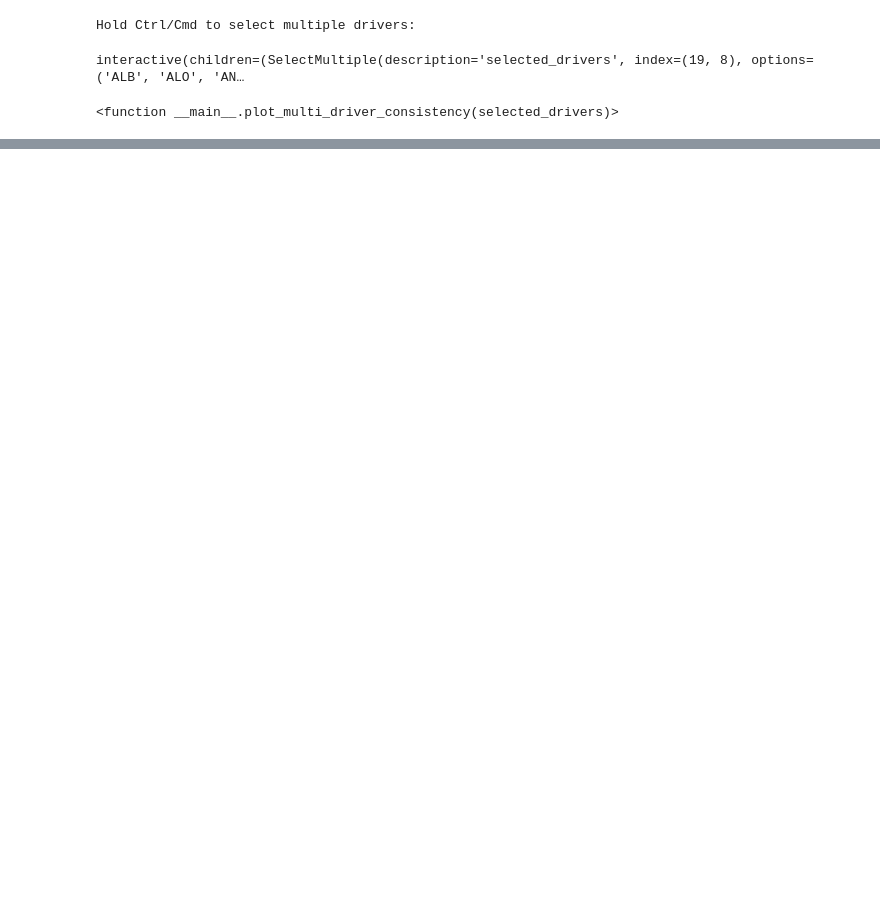
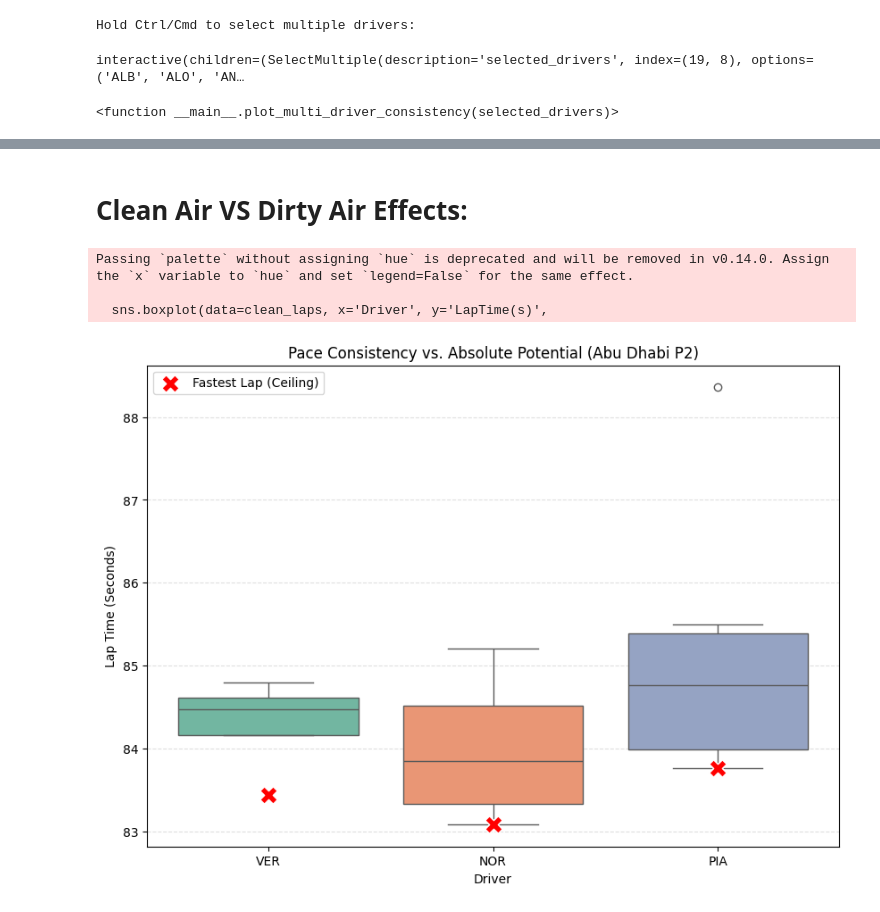
Before and after one commit to Vaanishka/f1-prediction, a Jupyter notebook: script/race_pace.ipynb, the cells around one changed output, grey strips where cells are left out. Cells and saved outputs as stored; diff of their text form; code cells hidden in the pictures; blank space fills up the shorter version.

```diff
--- a/script/race_pace.ipynb
+++ b/script/race_pace.ipynb
@@ -155,0 +323,40 @@ interactive(children=(SelectMultiple(description='selected_drivers', index=(19,
+# %% [markdown]
+# Clean Air VS Dirty Air Effects:
+# %%
+def plot_pace_vs_ceiling(selected_drivers=['VER', 'NOR', 'PIA']):
+    plt.close('all')
+
+    # 1. Prepare Data
+    laps = session_abd.laps.pick_drivers(selected_drivers).copy()
+    laps['LapTime(s)'] = laps['LapTime'].dt.total_seconds()
+
+    # Filter for representative pace (removing very slow laps)
+    fastest_session_lap = laps['LapTime(s)'].min()
+    clean_laps = laps[laps['LapTime(s)'] < fastest_session_lap * 1.07]
+
+    # 2. Calculate the 'Ceiling' (Fastest Lap per Driver)
+    ceilings = clean_laps.groupby('Driver')['LapTime(s)'].min().reset_index()
+
+    # 3. Plotting
+    plt.figure(figsize=(10, 7))
+
+    # Main Boxplot for consistency and median
+    sns.boxplot(data=clean_laps, x='Driver', y='LapTime(s)',
+                order=selected_drivers, palette='Set2', whis=1.5)
+
+    # Overlay the 'Ceiling' as a scatter point
+    sns.scatterplot(data=ceilings, x='Driver', y='LapTime(s)',
+                    marker='X', s=200, color='red', label='Fastest Lap (Ceiling)', zorder=5)
+
+    plt.title("Pace Consistency vs. Absolute Potential (Abu Dhabi P2)")
+    plt.ylabel("Lap Time (Seconds)")
+    plt.grid(axis='y', linestyle='--', alpha=0.4)
+    plt.legend()
+    plt.show()
+
+plot_pace_vs_ceiling()
+# %% [output]
+Passing `palette` without assigning `hue` is deprecated and will be removed in v0.14.0. Assign the `x` variable to `hue` and set `legend=False` for the same effect.
+
+  sns.boxplot(data=clean_laps, x='Driver', y='LapTime(s)',
+[figure, added]
```
Also changed, not shown: parts of 20 cells of this notebook, 2 other files.
